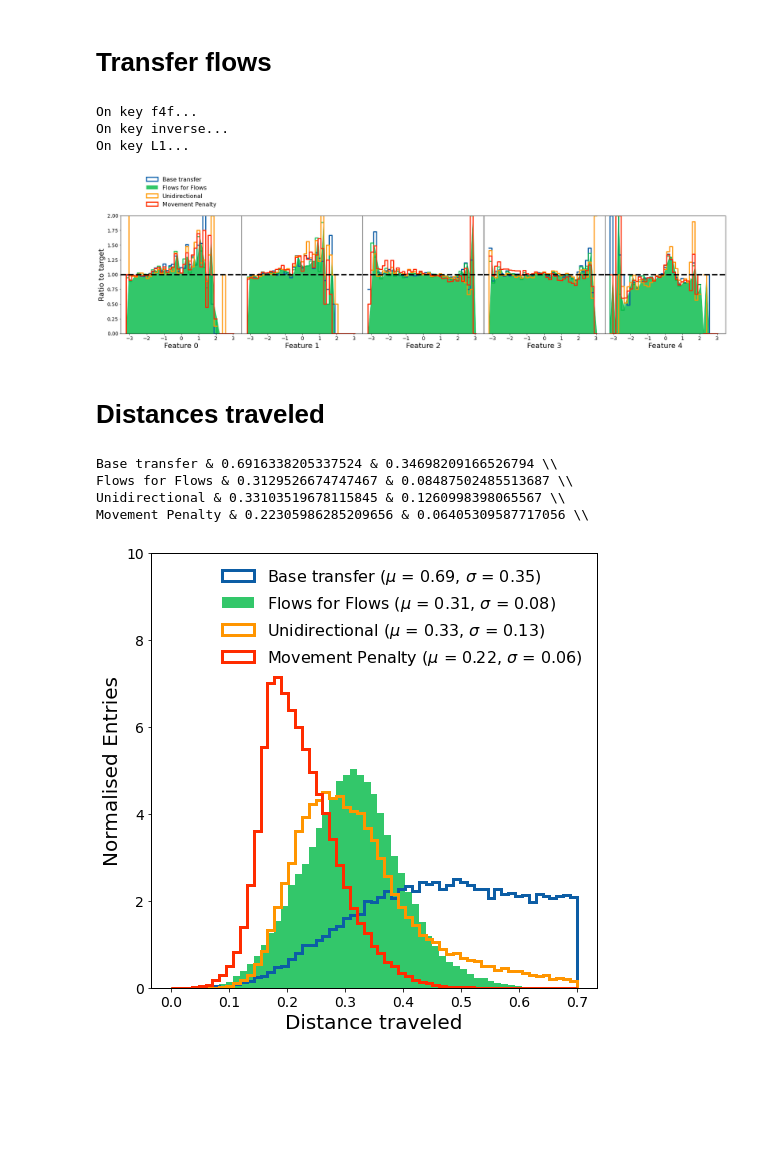
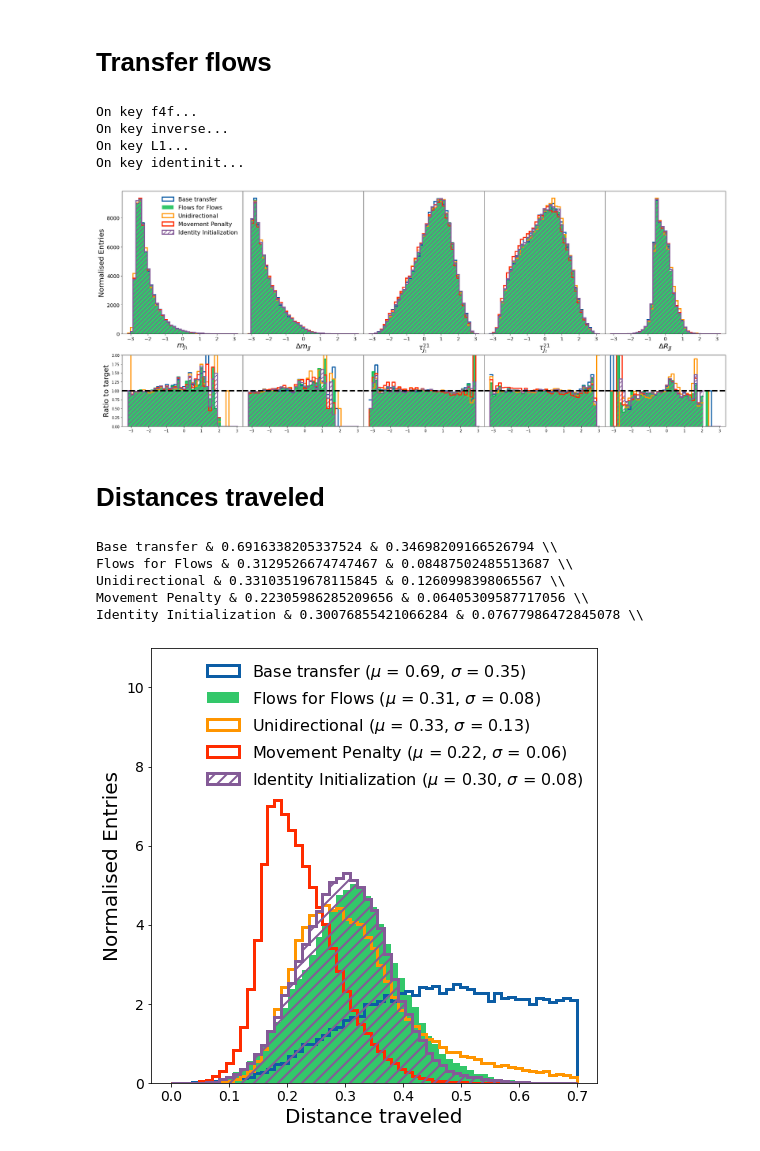
Before and after one commit to rmastand/flows4flows, a Jupyter notebook: paper_plots_science.ipynb, the cells around one changed output. Saved outputs shown, nothing was run; the diff lists cells and outputs as text; code cells hidden in the pictures; blank space fills up the shorter version.

Commit message:
neater plotting

```diff
--- a/paper_plots_science.ipynb
+++ b/paper_plots_science.ipynb
@@ -14,6 +14,6 @@ from ffflows.data.conditional_plane import ScienceDataset
 import yaml
 
 
-device = torch.device("cuda:2" if torch.cuda.is_available() else "cpu")
+device = torch.device("cuda:1" if torch.cuda.is_available() else "cpu")
 print(device)
 # %% [output]
@@ -159,7 +165,7 @@ flow_dirs = {"f4f":"/global/home/users/rrmastandrea/flows4flows/writeup2/science
             "inverse":"/global/home/users/rrmastandrea/flows4flows/writeup2/science_inv",
              "L1":"/global/home/users/rrmastandrea/flows4flows/writeup2/science_L1",
            #  "L1_identinit":"/global/home/users/rrmastandrea/flows4flows/writeup2/science_L1_identinit",
-           #  "identinit":"/global/home/users/rrmastandrea/flows4flows/writeup2/science_identinit",
+             "identinit":"/global/home/users/rrmastandrea/flows4flows/writeup2/science_identinit",
             }
 
 
@@ -184,6 +190,7 @@ for key in flow_dirs.keys():
                                           tail_bound=4.0,
                                           num_bins=loc_defaults["top_transformer"]["nbins"],
                                           context_features=loc_defaults["general"]["ncond"],
+                                          identity_init=loc_defaults["top_transformer"]["identity_init"],
                                           flow_for_flow=True
                                           ),
                                base_flow_left)
@@ -202,6 +209,7 @@ for key in flow_dirs.keys():
 On key f4f...
 On key inverse...
 On key L1...
+On key identinit...
 # %%
 # transform
 inverse = False
@@ -230,6 +238,8 @@ style_dict = {"baseline":["step", "black", 1, "", 2],  # step, color, alpha, has
              "L1":["step", "#FF2C00", 1, "", 3],
              "identinit":["step", "#845B97", 1, "//", 3]}
 
+labels =  ["$m_{J_1}$", "$\Delta m_{JJ}$", "$\\tau^{21}_{J_1}$", "$\\tau^{21}_{J_2}$", "$\Delta R_{JJ}$"]
+
 import matplotlib as mpl
 mpl.rcParams['hatch.linewidth'] = 2  # previous pdf hatch linewidth
 
@@ -243,58 +253,57 @@ f_3 = 14
 
 bins = np.linspace(-3.2, 3.2, 40)
 
-fig, ax = plt.subplots(1, 5, figsize = (30, 6))
+fig, ax = plt.subplots(2, 5, figsize = (30, 12), gridspec_kw={'height_ratios': [2, 1]})
 
 for i in range(5):
 
     # get target histogram
     values_target, _ = np.histogram(val_dat_data[:,i].numpy(), bins = bins, density = True)
 
     for key in transformed_data.keys():
+        # plot the distribution
+        ax[0, i].hist(transformed_data[key][:,i], bins = bins, label = labels_dict[key], histtype = style_dict[key][0], color = style_dict[key][1],
+                          alpha = style_dict[key][2],  hatch = style_dict[key][3],linewidth = style_dict[key][4])
+
+
+        # ratio plot
         loc_values, _ = np.histogram(transformed_data[key][:,i], bins = bins, density = True)
         loc_ratio = np.nan_to_num(np.divide(loc_values, values_target))
 
-        if i == 0:
-            ax[i].step(bins[:-1], loc_ratio, color = style_dict[key][1],
+        ax[1, i].step(bins[:-1], loc_ratio, color = style_dict[key][1],
                               alpha = style_dict[key][2], linewidth = 3)
-
-            # to get the proper legend handles
-            ax[i].hist([3000], bins = 10, label = labels_dict[key], color = style_dict[key][1],
-                              alpha = style_dict[key][2], linewidth = 3, histtype = style_dict[key][0])
-
-        else:
-            ax[i].step(bins[:-1], loc_ratio,color = style_dict[key][1],
-                              alpha = style_dict[key][2], linewidth = 3)
-
 
         if key == "f4f":
             loc_ratio[loc_ratio < 0] = 0
             loc_ratio[loc_ratio > 10 ] = 0
 
-            ax[i].fill_between(bins[:-1], loc_ratio, color = style_dict[key][1], alpha = style_dict[key][2])
+            ax[1, i].fill_between(bins[:-1], loc_ratio, color = style_dict[key][1], alpha = style_dict[key][2], step = "pre")
         if key == "identinit":
-            ax[i].fill_between(bins[:-1], loc_ratio, edgecolor = style_dict[key][1], alpha = style_dict[key][2], hatch="//",facecolor = "none")
+            loc_ratio[loc_ratio < 0] = 0
+            loc_ratio[loc_ratio > 10 ] = 0
+            ax[1, i].fill_between(bins[:-1], loc_ratio, y2 = -2, edgecolor = style_dict[key][1], alpha = style_dict[key][2], hatch="//",facecolor = "none", step = "pre")
 
-
-    ax[i].set_xlabel(f"Feature {i}", fontsize = f_1)
-    ax[i].tick_params(axis='both', labelsize=f_3)
-    ax[i].set_xlim(-3.5, 3.5)
-    ax[i].set_ylim(0, 2)
-    ax[i].axhline(1, color = "black", linestyle = 'dashed', linewidth = 4)
+    ax[0,i].set_xlabel(labels[i], fontsize = f_1)
+    ax[0,i].tick_params(axis='both', labelsize=f_3)
+    ax[0,i].set_xlim(-3.5, 3.5)
+    ax[1,i].set_ylim(0, 2)
+    ax[1,i].axhline(1, color = "black", linestyle = 'dashed', linewidth = 4)
     #ax[i].set_aspect("equal")
     if i != 0:
-        ax[i].set_yticks([])
+        ax[0,i].set_yticks([])
+        ax[1,i].set_yticks([])
 
 
 
-plt.subplots_adjust(wspace=0, hspace=0)
+plt.subplots_adjust(wspace=0, hspace=.2)
 
-ax[0].legend(fontsize = f_2, loc = "center", frameon = False, bbox_to_anchor = (.5, 1.2))
-ax[0].set_ylabel("Ratio to target", fontsize = f_1)
+ax[0,0].legend(fontsize = f_2, loc = "upper right", frameon = False)
+ax[0,0].set_ylabel("Normalised Entries", fontsize = f_1)
+ax[1,0].set_ylabel("Ratio to target", fontsize = f_1)
 plt.savefig(f"plots/science_feature_ratios.pdf", bbox_inches="tight")
 plt.show()
 # %% [output]
-[figure, old version]
+[figure, new version]
 # %% [markdown]
 # Distances traveled
 # %%
@@ -336,11 +345,11 @@ for key in transformed_data.keys():
     print(f"{label} & {loc_mean} & {loc_std} \\\\")
 
 
-plt.ylim(0, 10)
+plt.ylim(0, 11)
 plt.tick_params(axis='both', labelsize=f_3)
 plt.xlabel("Distance traveled", fontsize = f_1)
 plt.ylabel("Normalised Entries", fontsize = f_1)
-plt.legend(fontsize = f_2, frameon = False)
+plt.legend(fontsize = f_2, frameon = False, loc = "upper right")
 plt.savefig(f"plots/science_distances_traveled_total.pdf", bbox_inches="tight")
 
 plt.show()
@@ -349,7 +358,8 @@ Base transfer & 0.6916338205337524 & 0.34698209166526794 \\
 Flows for Flows & 0.3129526674747467 & 0.08487502485513687 \\
 Unidirectional & 0.33103519678115845 & 0.1260998398065567 \\
 Movement Penalty & 0.22305986285209656 & 0.06405309587717056 \\
+Identity Initialization & 0.30076855421066284 & 0.07677986472845078 \\
-[figure, old version]
+[figure, new version]
 # %%
 bins = np.linspace(0, .4, 60)
 
```
Also changed, not shown: parts of 5 cells of this notebook.
